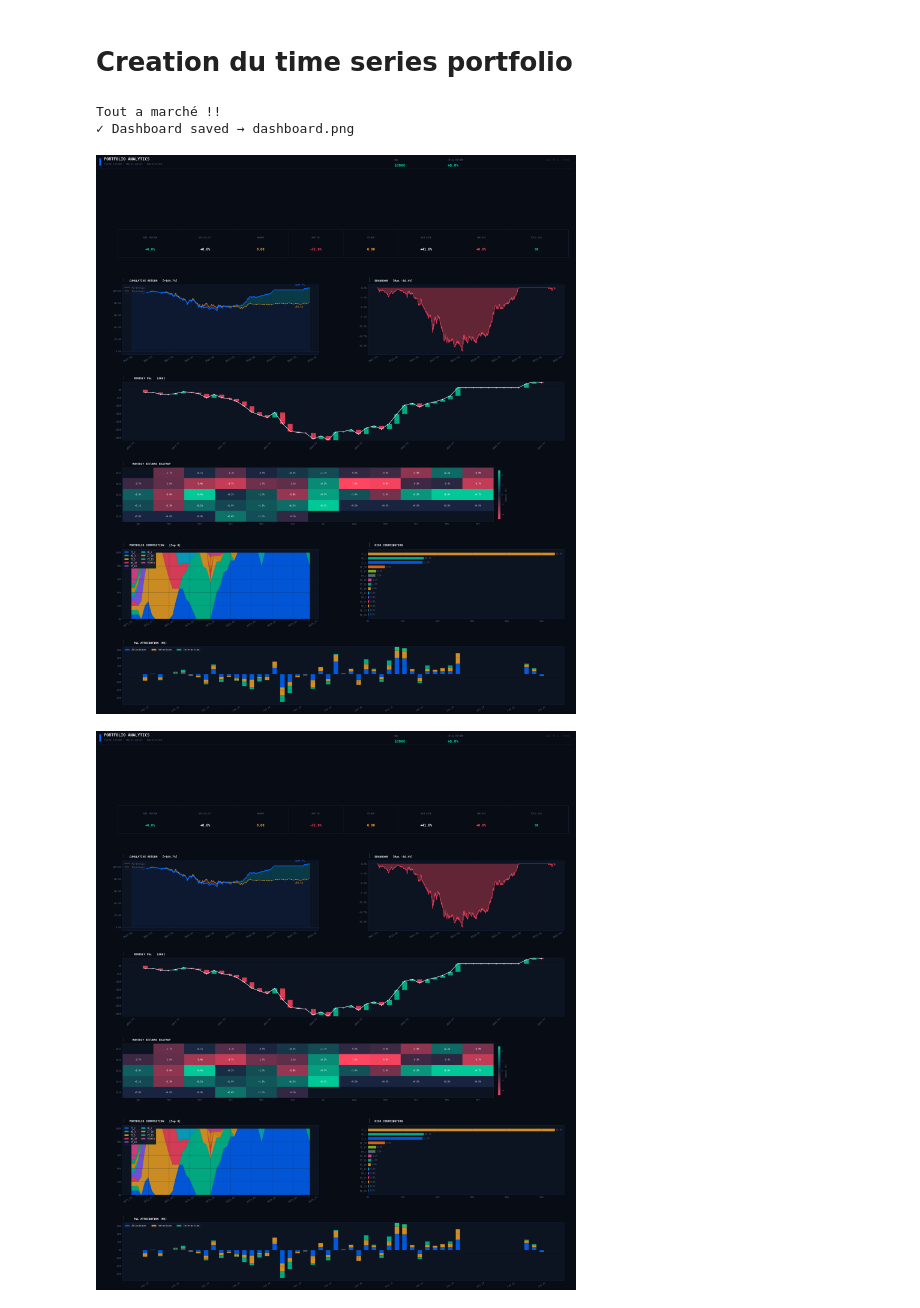
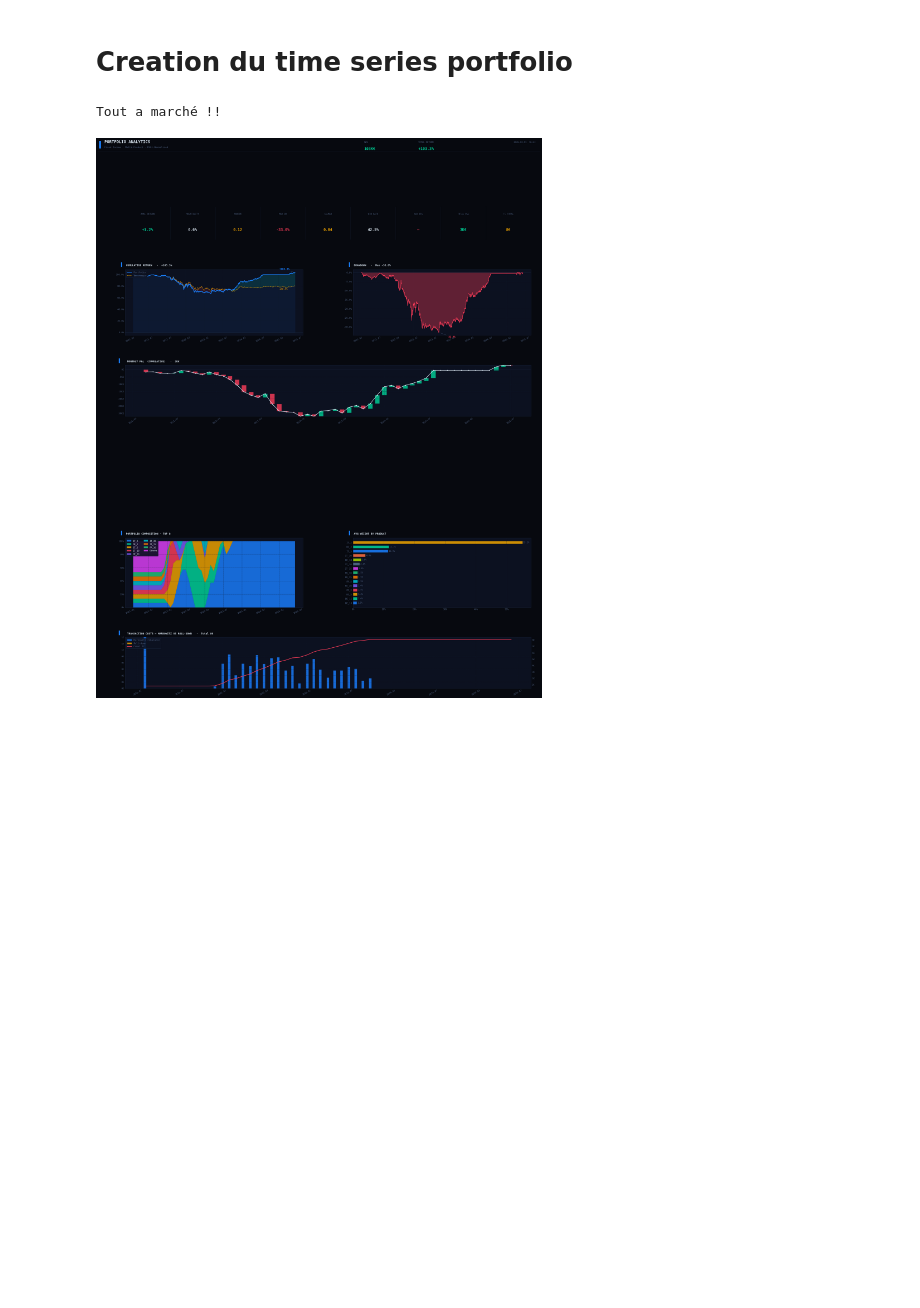
Before and after one commit to pradosth0/Markowitz_based_portfolio_allocation, a Jupyter notebook: pf_bond.ipynb, the cells around one changed output. Saved outputs shown, nothing was run; the diff lists cells and outputs as text; code cells hidden in the pictures; blank space fills up the shorter version.

```diff
--- a/pf_bond.ipynb
+++ b/pf_bond.ipynb
@@ -1455,7 +1210,7 @@ class Portfolio:
 date = "2021-06-01"
 
 
-pf = Portfolio(long_bond, date, benchmark="ew", long_only=True,lamb=0.5, tc_gamma=10 )
+pf = Portfolio(long, date, benchmark="ew", long_only=True,lamb=0.5, tc_gamma=0.1 )
 #print(pf.returns)
 w = pf.process()
 #print(pf.mean_returns)
@@ -1926,30 +1628,28 @@ from dashboard import PortfolioDashboardVisualizer
 # %%
 start_date = "2021-01-01"
 end_date   = "2025-06-10"
 
 
 tspf = TimeSeriesPortfolio(
     data=long_bond,
     start_date="2021-01-01",
     end_date="2025-06-10",
-    rebalance_freq="1M",
+    rebalance_freq="ME",
     long_only=True,
     lamb=0.5,
-    span=15,
-    tc_gamma=0.1  # intensité des coûts dans l’optimisation
+    span=30,
+    tc_gamma=0.075  # intensité des coûts dans l’optimisation
     #initial_weights= df_weights["weight"]
 )
 tspf.dv01_by_product = dv01_by_product
 
 
 tspf.generate_portfolios()
 
 viz = PortfolioDashboardVisualizer(ts_portfolio=tspf)
-viz.plot_dashboard(save_path="dashboard.png", dpi=200)
+#viz.plot_dashboard(save_path="dashboard.png", dpi=200)
 
-#fig = viz.plot_dashboard()
+fig = viz.plot_dashboard()
 # %% [output]
 Tout a marché !!
-✓ Dashboard saved → dashboard.png
-[figure, old version]
+[figure, new version]
-[figure, removed]
```
Also changed, not shown: parts of 13 cells of this notebook, 1 other file.
